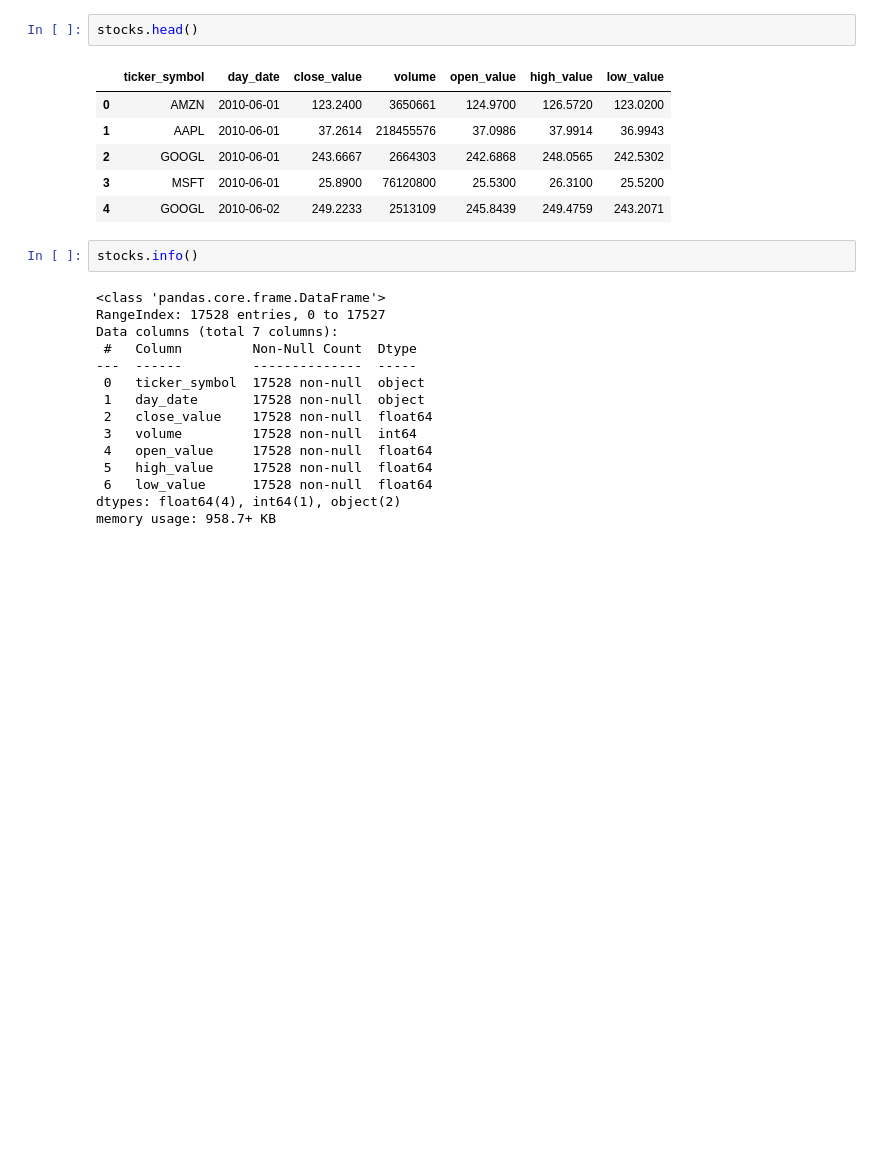
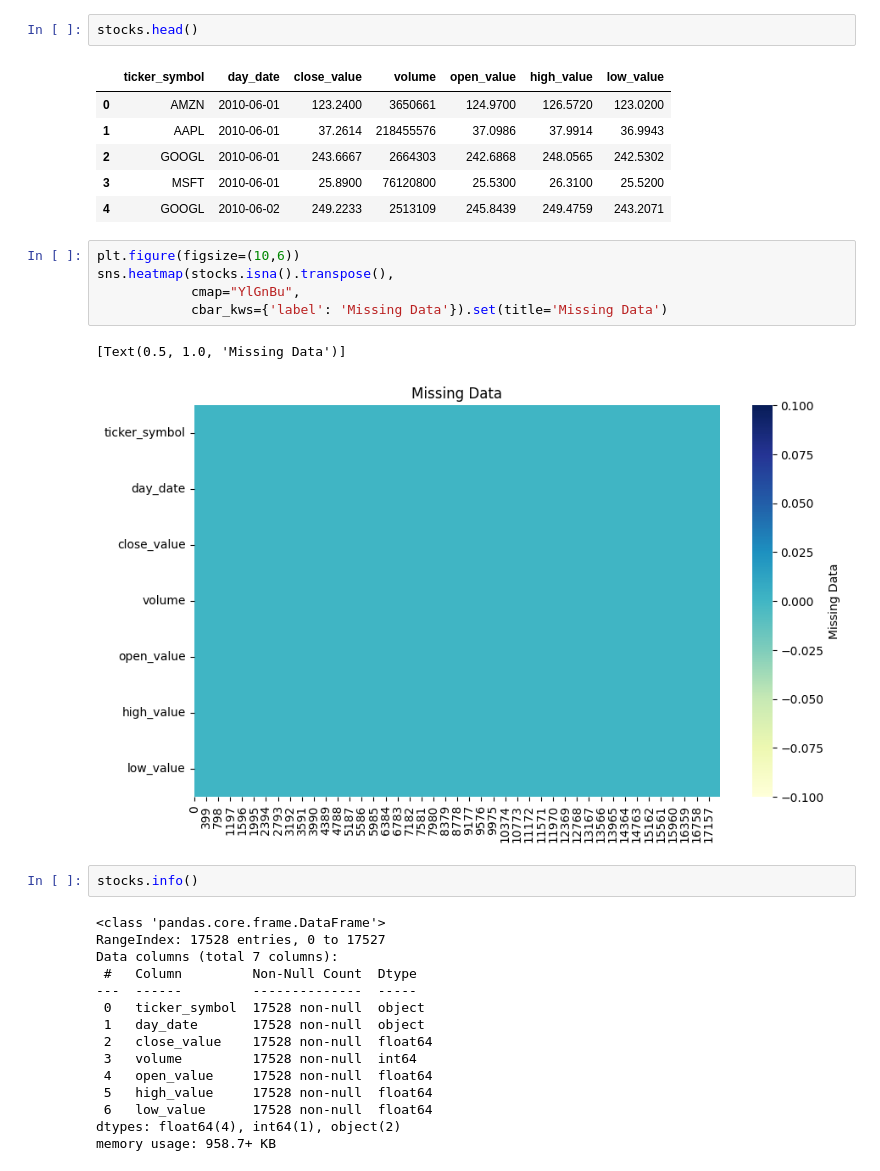
Before and after one commit to Karl-Gilmartin/Twitter-NASDAQ, a Jupyter notebook: ref_main.ipynb, the cells around one changed output. Cells and saved outputs as stored; diff of their text form; blank space fills up the shorter version.

Commit message:
more images

```diff
--- a/ref_main.ipynb
+++ b/ref_main.ipynb
@@ -475,6 +472,14 @@ stocks.head()
 | 2 | GOOGL | 2010-06-01 | 243.6667 | 2664303 | 242.6868 | 248.0565 | 242.5302 |
 | 3 | MSFT | 2010-06-01 | 25.8900 | 76120800 | 25.5300 | 26.3100 | 25.5200 |
 | 4 | GOOGL | 2010-06-02 | 249.2233 | 2513109 | 245.8439 | 249.4759 | 243.2071 |
+# %%
+plt.figure(figsize=(10,6))
+sns.heatmap(stocks.isna().transpose(),
+            cmap="YlGnBu",
+            cbar_kws={'label': 'Missing Data'}).set(title='Missing Data')
+# %% [output]
+[Text(0.5, 1.0, 'Missing Data')]
+[figure, added]
 # %%
 stocks.info()
 # %% [output]
```
Also changed, not shown: parts of 25 cells of this notebook.
